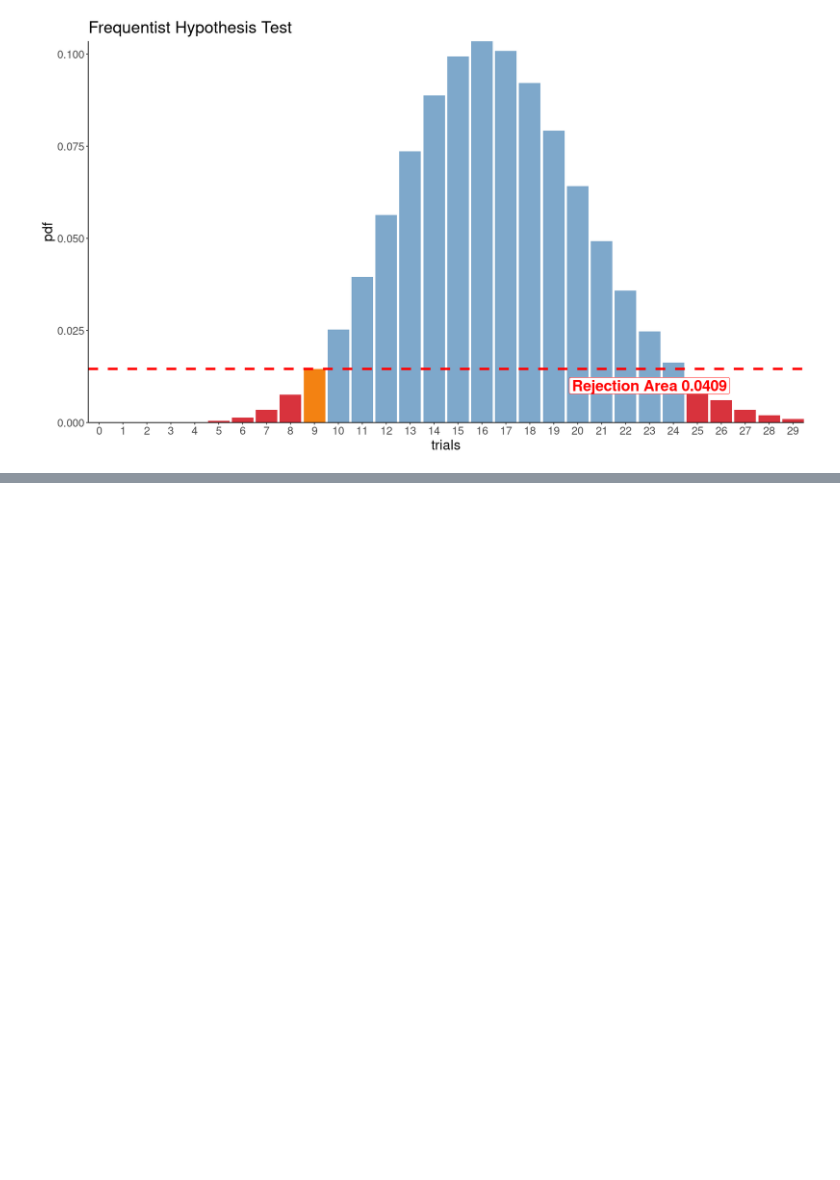
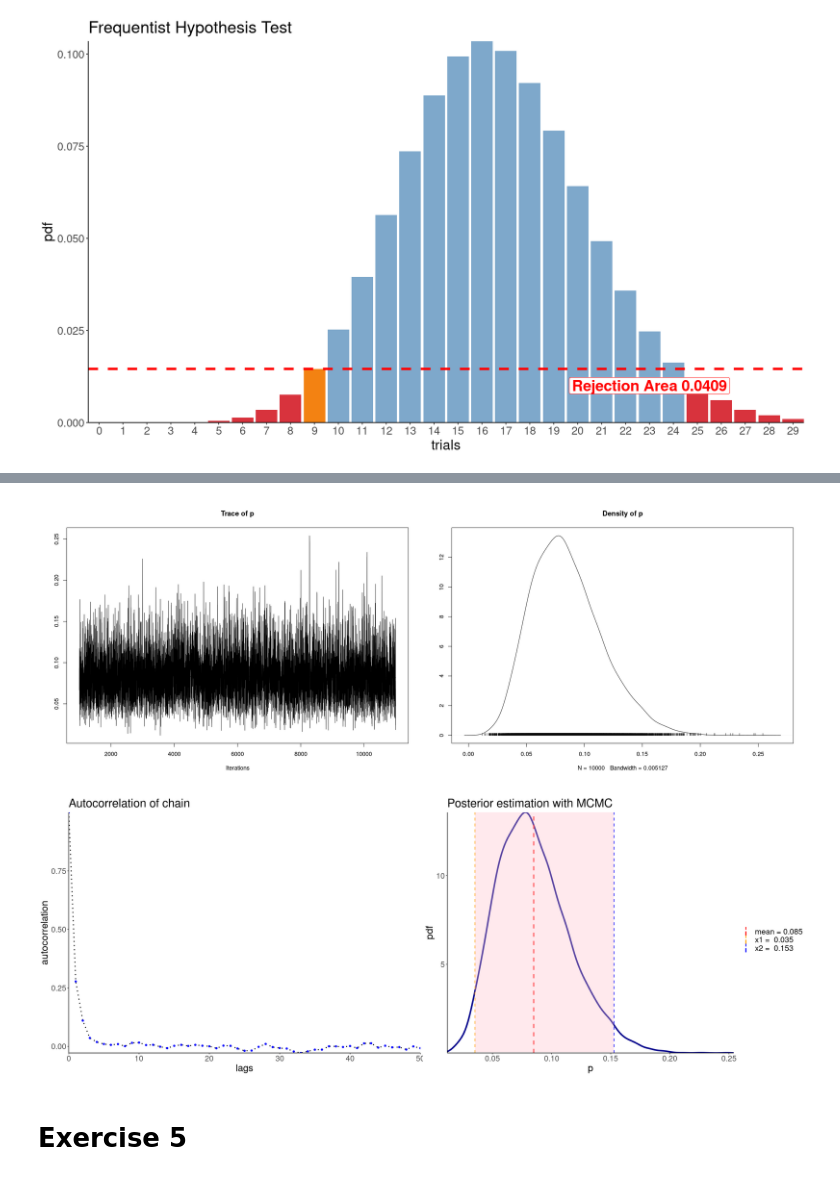
Before and after one commit to AleCapoPhys/AdvancedStatisticsForPhysicsAnalysis, a Jupyter notebook: 06_AdvStatPhys_Capodaglio.ipynb, the cells around one changed output, grey strips where cells are left out. Drawn from its saved outputs; the diff is of its cells as text; code cells hidden in the pictures; blank space fills up the shorter version.

Commit message:
Sixth set of exercises.
Finished MCMC with JAGS

```diff
--- a/06_AdvStatPhys_Capodaglio.ipynb
+++ b/06_AdvStatPhys_Capodaglio.ipynb
@@ -939,0 +1040,49 @@ cat('\n Reject the null hypothesis at the 5% level of significance.')
+# %%
+#------------------PLOTS-----------------#
+
+
+options(repr.plot.width = 22, repr.plot.height = 8)
+plot(mc_chain)
+
+data_jags <- ggplot_build(ggplot() + geom_density(data=as_tibble(as.mcmc(mc_chain)), mapping=aes(x=p)))$data[[1]][c("x","y")]
+
+pp <- seq(0,50,length.out = 51)
+corre <- c(unname(autocorr(mc_chain, lags=c(0:50)))[[1]])
+
+data_corr <- data.frame(x = pp, y = corre)
+
+options(repr.plot.width = 22, repr.plot.height = 8)
+
+
+
+autocorr <- ggplot()+
+            geom_line(data = data_corr, mapping = aes(x = data_corr[,1], y = data_corr[,2]), color = 'black', size = 1, linetype = 'dotted') +
+            theme_classic()+
+            geom_point(aes(x = data_corr[,1], y = data_corr[,2]), color = 'blue', size = 1.5)+
+            theme(text = element_text(size = 20)) +
+            ggtitle('Autocorrelation of chain')+
+            scale_x_continuous(name= 'lags',expand = c(0, 0))+
+            scale_y_continuous(name = 'autocorrelation', expand = c(0, 0))
+
+
+jagsplot <-  ggplot() +
+            geom_line(data = data_jags, mapping = aes(x=x, y= y), color = 'darkblue', size = 1.5) +
+            theme_classic()+
+            geom_vline(aes(xintercept = m_post , colour = paste('mean =', round(m_post, 3))), linetype = 'dashed', size = 1) +
+            geom_vline(aes(xintercept = mc_conf_interval[1], colour = paste('x1 = ', round(mc_conf_interval[1], 3))), linetype = 'dashed', size = 0.7) +
+            geom_vline(aes(xintercept = mc_conf_interval[2],  colour = paste('x2 = ', round(mc_conf_interval[2], 3))), linetype = 'dashed', size = 0.7) +
+            theme(text = element_text(size = 20)) +
+            ggtitle('Posterior estimation with MCMC ')+
+            scale_x_continuous(name= 'p',expand = c(0, 0))+
+            scale_y_continuous(name = 'pdf', expand = c(0, 0))+
+            scale_color_manual(values=c("red", "orange", "blue"),
+                     name = "")+
+        geom_ribbon(data = data_jags, aes(y = y, xmax = mc_conf_interval[2],xmin = mc_conf_interval[1]), fill = 'pink', alpha = 0.35)
+
+
+ggarrange(autocorr, jagsplot, nrow = 1, ncol = 2)
+# %% [output]
+[figure, added]
+[figure, added]
+# %% [markdown]
+# Exercise 5
```
Also changed, not shown: parts of 10 cells of this notebook, 4 other files.
